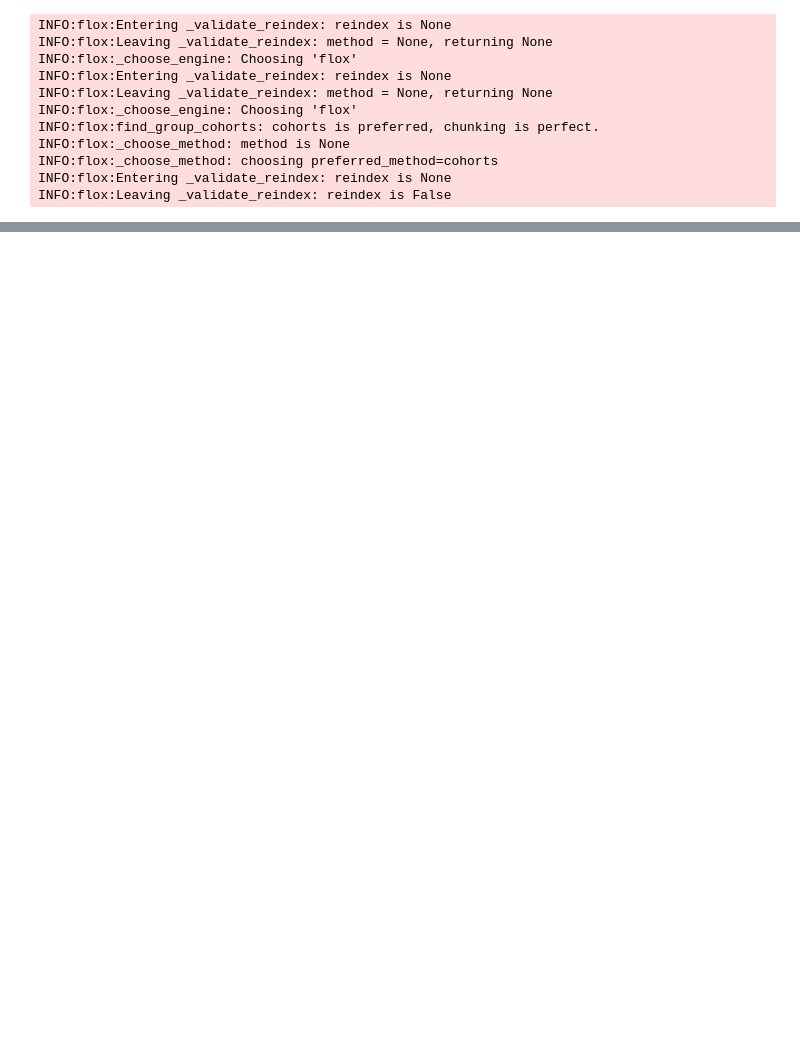
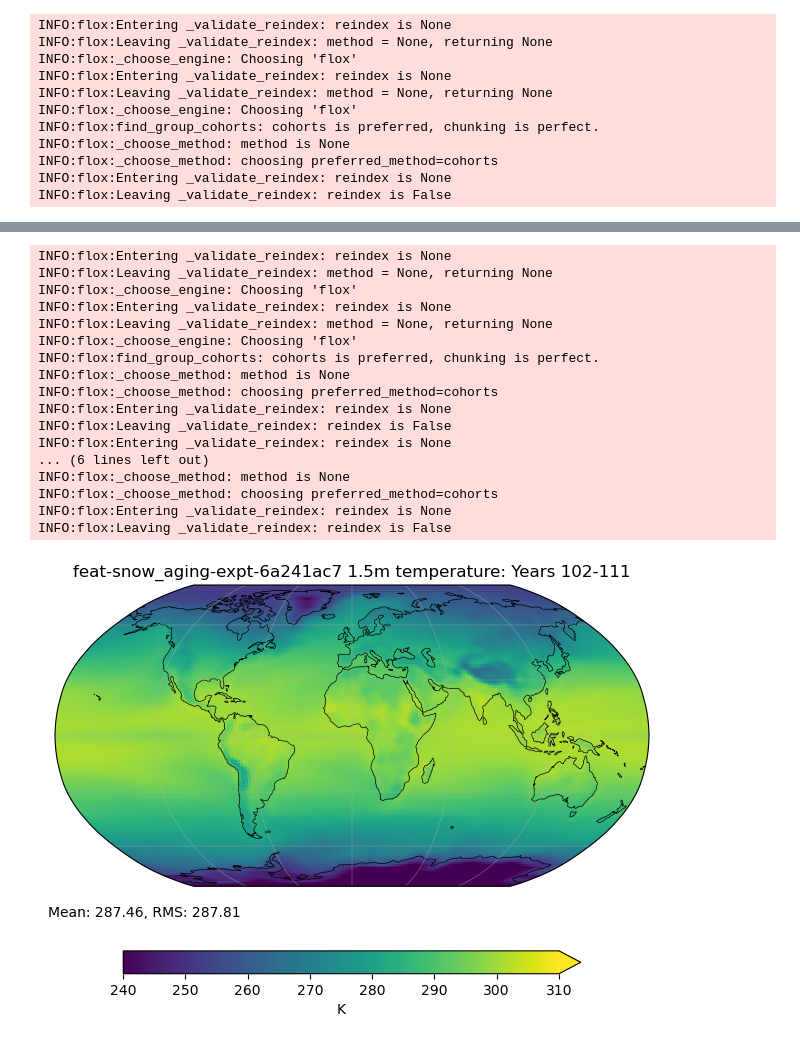
Before and after one commit to ACCESS-NRI/access-eval-recipes, a Jupyter notebook: land/esm16_energy_water_balance.ipynb, the cells around one changed output, grey strips where cells are left out. Cells and saved outputs as stored; diff of their text form; code cells hidden in the pictures; blank space fills up the shorter version.

```diff
--- a/land/esm16_energy_water_balance.ipynb
+++ b/land/esm16_energy_water_balance.ipynb
@@ -254,0 +291,62 @@ savefig(f'{archive.name}_runoff.png')
+# %%
+#temperature and precip
+pr = d['fld_s05i216']
+tas = d['fld_s03i236']
+tas_mean = annual_mean(tas).mean('year').load()
+pr_mean = annual_mean(pr).mean('year').load()
+
+y1 = pr.time.data[0].year
+y2 = pr.time.data[-1].year
+
+fig = plt.figure()
+ax = fig.add_subplot(1,1,1,projection=ccrs.Robinson())
+ax.coastlines(resolution='110m',linewidth=0.5)
+ax.gridlines(draw_labels=False,linewidth=0.25)
+v = tas_mean
+p = (v).plot(ax=ax, transform=ccrs.PlateCarree(), add_colorbar=False, vmin = 240, vmax = 310)
+plt.colorbar(p, shrink=0.75, orientation='horizontal', extend='max', label='K')
+ax.set_title('')
+ax.set_title(f'{archive.name} 1.5m temperature: Years {y1}-{y2}')
+mean = ((v)*area).sum() / (area).sum()
+rms = (((v)*(v)*area).sum() / (area).sum())**0.5
+mean = float(mean.data)
+rms = float(rms.data)
+fig.text(0.025, 0.25, f"Mean: {mean:5.2f}, RMS: {rms:5.2f}")
+plt.tight_layout()
+savefig(f'{archive.name}_tas_{y1}-{y2}.png')
+
+fig = plt.figure()
+ax = fig.add_subplot(1,1,1,projection=ccrs.Robinson())
+ax.coastlines(resolution='110m',linewidth=0.5)
+ax.gridlines(draw_labels=False,linewidth=0.25)
+v = pr_mean
+p = (86400*365*v).plot(ax=ax, transform=ccrs.PlateCarree(), add_colorbar=False, cmap='Blues',  vmax = 5000)
+plt.colorbar(p, shrink=0.75, orientation='horizontal', extend='max', label='mm/year')
+ax.set_title('')
+ax.set_title(f'{archive.name} precip: Years {y1}-{y2}')
+mean = ((86400*365*v)*area).sum() / (area).sum()
+rms = (((86400*365*v)*(86400*365*v)*area).sum() / (area).sum())**0.5
+mean = float(mean.data)
+rms = float(rms.data)
+fig.text(0.025, 0.25, f"Mean: {mean:5.2f}, RMS: {rms:5.2f}")
+plt.tight_layout()
+savefig(f'{archive.name}_pr_{y1}-{y2}.png')
+# %% [output]
+INFO:flox:Entering _validate_reindex: reindex is None
+INFO:flox:Leaving _validate_reindex: method = None, returning None
+INFO:flox:_choose_engine: Choosing 'flox'
+INFO:flox:Entering _validate_reindex: reindex is None
+INFO:flox:Leaving _validate_reindex: method = None, returning None
+INFO:flox:_choose_engine: Choosing 'flox'
+INFO:flox:find_group_cohorts: cohorts is preferred, chunking is perfect.
+INFO:flox:_choose_method: method is None
+INFO:flox:_choose_method: choosing preferred_method=cohorts
+INFO:flox:Entering _validate_reindex: reindex is None
+INFO:flox:Leaving _validate_reindex: reindex is False
+INFO:flox:Entering _validate_reindex: reindex is None
+... (6 lines left out)
+INFO:flox:_choose_method: method is None
+INFO:flox:_choose_method: choosing preferred_method=cohorts
+INFO:flox:Entering _validate_reindex: reindex is None
+INFO:flox:Leaving _validate_reindex: reindex is False
+[figure, added]
```
Also changed, not shown: parts of 13 cells of this notebook.
